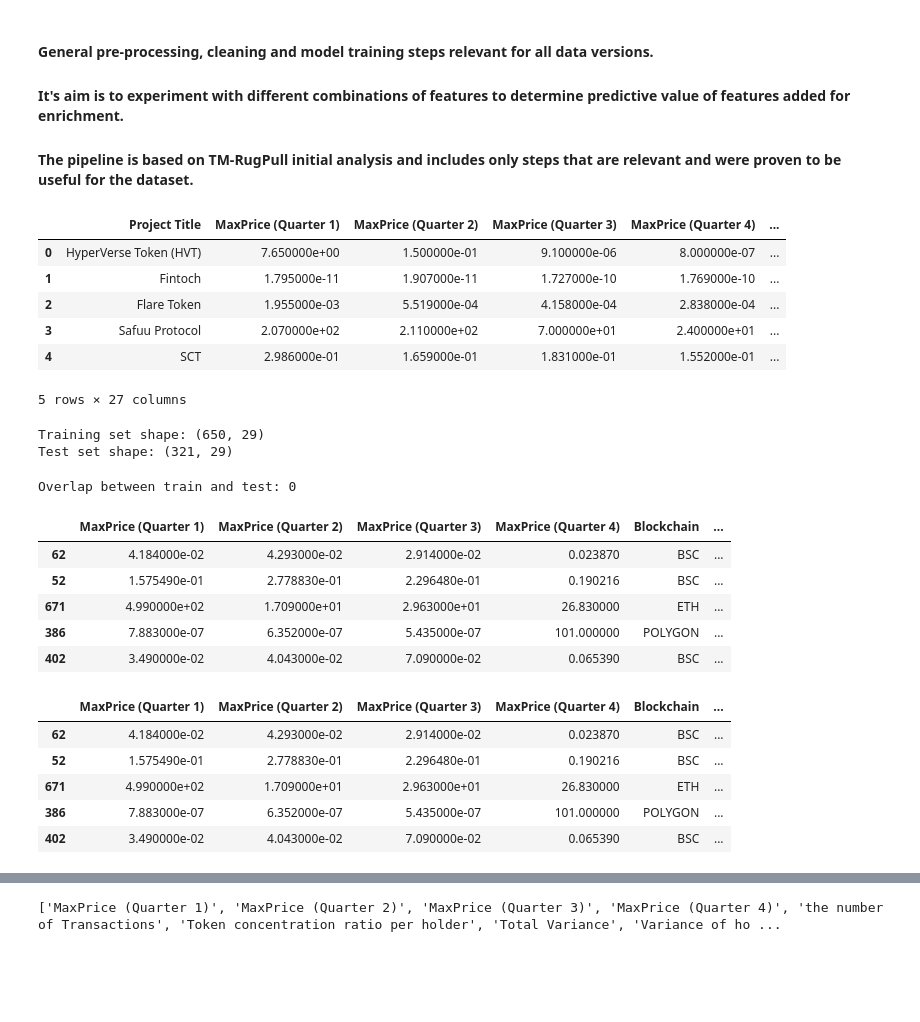
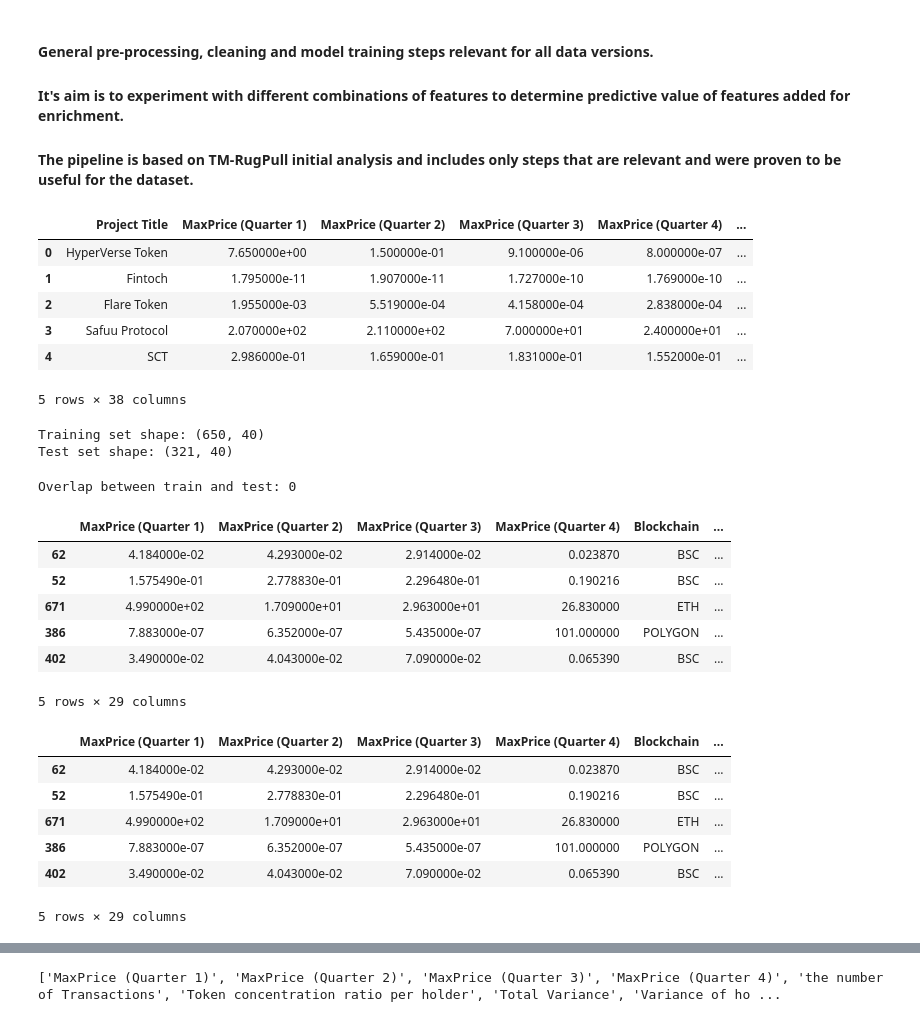
Before and after one commit to Luero/ML_RugPull_Detector, a Jupyter notebook: General pipeline for experimentations.ipynb, the cells around one changed output, grey strips where cells are left out. Drawn from its saved outputs; the diff is of its cells as text; code cells hidden in the pictures; blank space fills up the shorter version.

```diff
--- a/General pipeline for experimentations.ipynb
+++ b/General pipeline for experimentations.ipynb
@@ -7,28 +7,28 @@
 # %%
  # Loading data from .xlsx file
  # 'data/TM-RugPull_prepared_for_enrichment.xlsx' - baseline (original dataset after cleaning and pre-processing)
 
 import pandas as pd
 import numpy as np
 import matplotlib.pyplot as pyplot
 
 def load_data(filename):
     data = pd.read_excel(filename)
     # Remove a space in the end of some column names
     data.columns = data.columns.str.strip()
     return data
 
-data = load_data('data/TM-RugPull_prepared_for_enrichment.xlsx')
+data = load_data('data/TM-RugPull_enriched_v.1.0.xlsx')
 
 data.head(5)
 # %% [output]
 |  | Project Title | MaxPrice (Quarter 1) | MaxPrice (Quarter 2) | MaxPrice (Quarter 3) | MaxPrice (Quarter 4) | ... |
-| 0 | HyperVerse Token (HVT) | 7.650000e+00 | 1.500000e-01 | 9.100000e-06 | 8.000000e-07 | ... |
+| 0 | HyperVerse Token | 7.650000e+00 | 1.500000e-01 | 9.100000e-06 | 8.000000e-07 | ... |
 | 1 | Fintoch | 1.795000e-11 | 1.907000e-11 | 1.727000e-10 | 1.769000e-10 | ... |
 | 2 | Flare Token | 1.955000e-03 | 5.519000e-04 | 4.158000e-04 | 2.838000e-04 | ... |
 | 3 | Safuu Protocol | 2.070000e+02 | 2.110000e+02 | 7.000000e+01 | 2.400000e+01 | ... |
 | 4 | SCT | 2.986000e-01 | 1.659000e-01 | 1.831000e-01 | 1.552000e-01 | ... |
-5 rows × 27 columns
+5 rows × 38 columns
 # %%
 # Create a train and test sets from the raw data to avoid data leakage
 # A split is temporal, preserving project period balance (based on start date), so that both old and new projects are presented in each split
@@ -75,8 +75,8 @@ print("Test set shape:", test_set.shape)
 # Create a list of sets to perform further feature engineering on all subsets of data
 data_sets = [train_set, test_set]
 # %% [output]
-Training set shape: (650, 29)
-Test set shape: (321, 29)
+Training set shape: (650, 40)
+Test set shape: (321, 40)
 # %%
 # Verify that there is no overlap between sets, no data leak at this stage
 print("Overlap between train and test:", np.intersect1d(train_set.index, test_set.index).size)
@@ -105,6 +105,7 @@ train_set.head(5)
 | 671 | 4.990000e+02 | 1.709000e+01 | 2.963000e+01 | 26.830000 | ETH | ... |
 | 386 | 7.883000e-07 | 6.352000e-07 | 5.435000e-07 | 101.000000 | POLYGON | ... |
 | 402 | 3.490000e-02 | 4.043000e-02 | 7.090000e-02 | 0.065390 | BSC | ... |
+5 rows × 29 columns
 # %%
 # Encode class label
 
@@ -125,6 +126,7 @@ train_set.head(5)
 | 671 | 4.990000e+02 | 1.709000e+01 | 2.963000e+01 | 26.830000 | ETH | ... |
 | 386 | 7.883000e-07 | 6.352000e-07 | 5.435000e-07 | 101.000000 | POLYGON | ... |
 | 402 | 3.490000e-02 | 4.043000e-02 | 7.090000e-02 | 0.065390 | BSC | ... |
+5 rows × 29 columns
 # %%
 # Transform all data to numeric values
 
```
Also changed, not shown: parts of 6 cells of this notebook, 3 other files.
